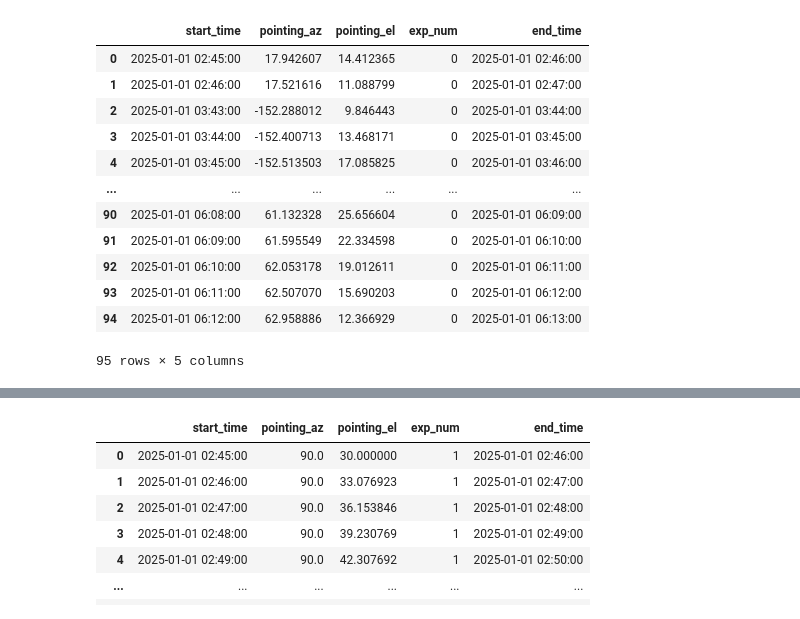
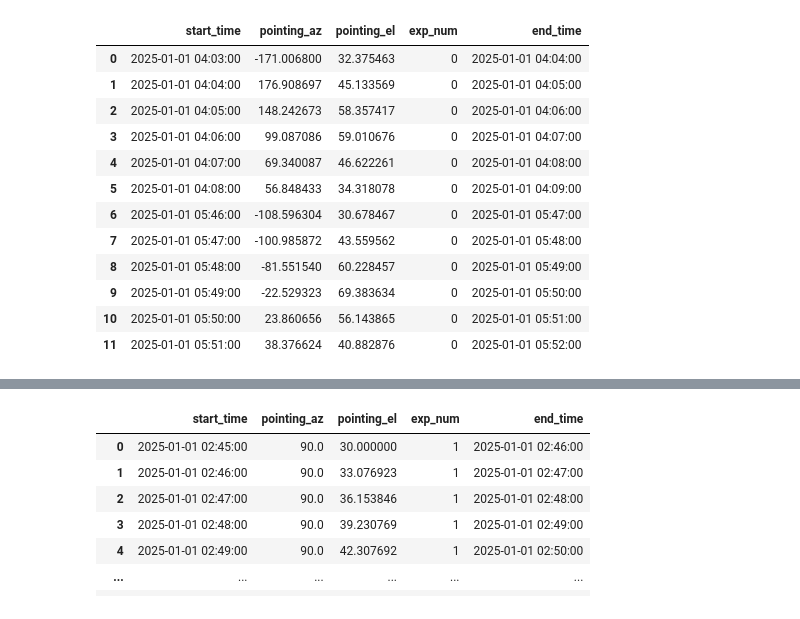
Before and after one commit to danielk333/SORTS, a Jupyter notebook: examples/v2/tracking_and_fence_scanning_dev.ipynb, the cells around one changed output, grey strips where cells are left out. Saved outputs shown, nothing was run; the diff lists cells and outputs as text; code cells hidden in the pictures.

```diff
--- a/examples/v2/tracking_and_fence_scanning_dev.ipynb
+++ b/examples/v2/tracking_and_fence_scanning_dev.ipynb
@@ -186,21 +202,21 @@ WARNING: Tried to get polar motions for times after IERS data is valid. Defaulti
 # %%
-tracker_schs = trackerController.generate()
+tracker_schs = tracker_ctrl.generate(start_time, end_time)
 tracker_tx_sch_df = tracker_schs.tx_schedule.to_dataframe()
 tracker_tx_sch_df
 # %% [output]
 |  | start_time | pointing_az | pointing_el | exp_num | end_time |
-| 0 | 2025-01-01 02:45:00 | 17.942607 | 14.412365 | 0 | 2025-01-01 02:46:00 |
-| 1 | 2025-01-01 02:46:00 | 17.521616 | 11.088799 | 0 | 2025-01-01 02:47:00 |
-| 2 | 2025-01-01 03:43:00 | -152.288012 | 9.846443 | 0 | 2025-01-01 03:44:00 |
-| 3 | 2025-01-01 03:44:00 | -152.400713 | 13.468171 | 0 | 2025-01-01 03:45:00 |
-| 4 | 2025-01-01 03:45:00 | -152.513503 | 17.085825 | 0 | 2025-01-01 03:46:00 |
-| ... | ... | ... | ... | ... | ... |
-| 90 | 2025-01-01 06:08:00 | 61.132328 | 25.656604 | 0 | 2025-01-01 06:09:00 |
-| 91 | 2025-01-01 06:09:00 | 61.595549 | 22.334598 | 0 | 2025-01-01 06:10:00 |
-| 92 | 2025-01-01 06:10:00 | 62.053178 | 19.012611 | 0 | 2025-01-01 06:11:00 |
-| 93 | 2025-01-01 06:11:00 | 62.507070 | 15.690203 | 0 | 2025-01-01 06:12:00 |
-| 94 | 2025-01-01 06:12:00 | 62.958886 | 12.366929 | 0 | 2025-01-01 06:13:00 |
+| 0 | 2025-01-01 04:03:00 | -171.006800 | 32.375463 | 0 | 2025-01-01 04:04:00 |
+| 1 | 2025-01-01 04:04:00 | 176.908697 | 45.133569 | 0 | 2025-01-01 04:05:00 |
+| 2 | 2025-01-01 04:05:00 | 148.242673 | 58.357417 | 0 | 2025-01-01 04:06:00 |
+| 3 | 2025-01-01 04:06:00 | 99.087086 | 59.010676 | 0 | 2025-01-01 04:07:00 |
+| 4 | 2025-01-01 04:07:00 | 69.340087 | 46.622261 | 0 | 2025-01-01 04:08:00 |
+| 5 | 2025-01-01 04:08:00 | 56.848433 | 34.318078 | 0 | 2025-01-01 04:09:00 |
+| 6 | 2025-01-01 05:46:00 | -108.596304 | 30.678467 | 0 | 2025-01-01 05:47:00 |
+| 7 | 2025-01-01 05:47:00 | -100.985872 | 43.559562 | 0 | 2025-01-01 05:48:00 |
+| 8 | 2025-01-01 05:48:00 | -81.551540 | 60.228457 | 0 | 2025-01-01 05:49:00 |
+| 9 | 2025-01-01 05:49:00 | -22.529323 | 69.383634 | 0 | 2025-01-01 05:50:00 |
+| 10 | 2025-01-01 05:50:00 | 23.860656 | 56.143865 | 0 | 2025-01-01 05:51:00 |
+| 11 | 2025-01-01 05:51:00 | 38.376624 | 40.882876 | 0 | 2025-01-01 05:52:00 |
-95 rows × 5 columns
 # %%
 # check schedule df memory usage (MB)
 tracker_tx_sch_df.memory_usage().sum()/1e6
```
Also changed, not shown: parts of 19 cells of this notebook.
